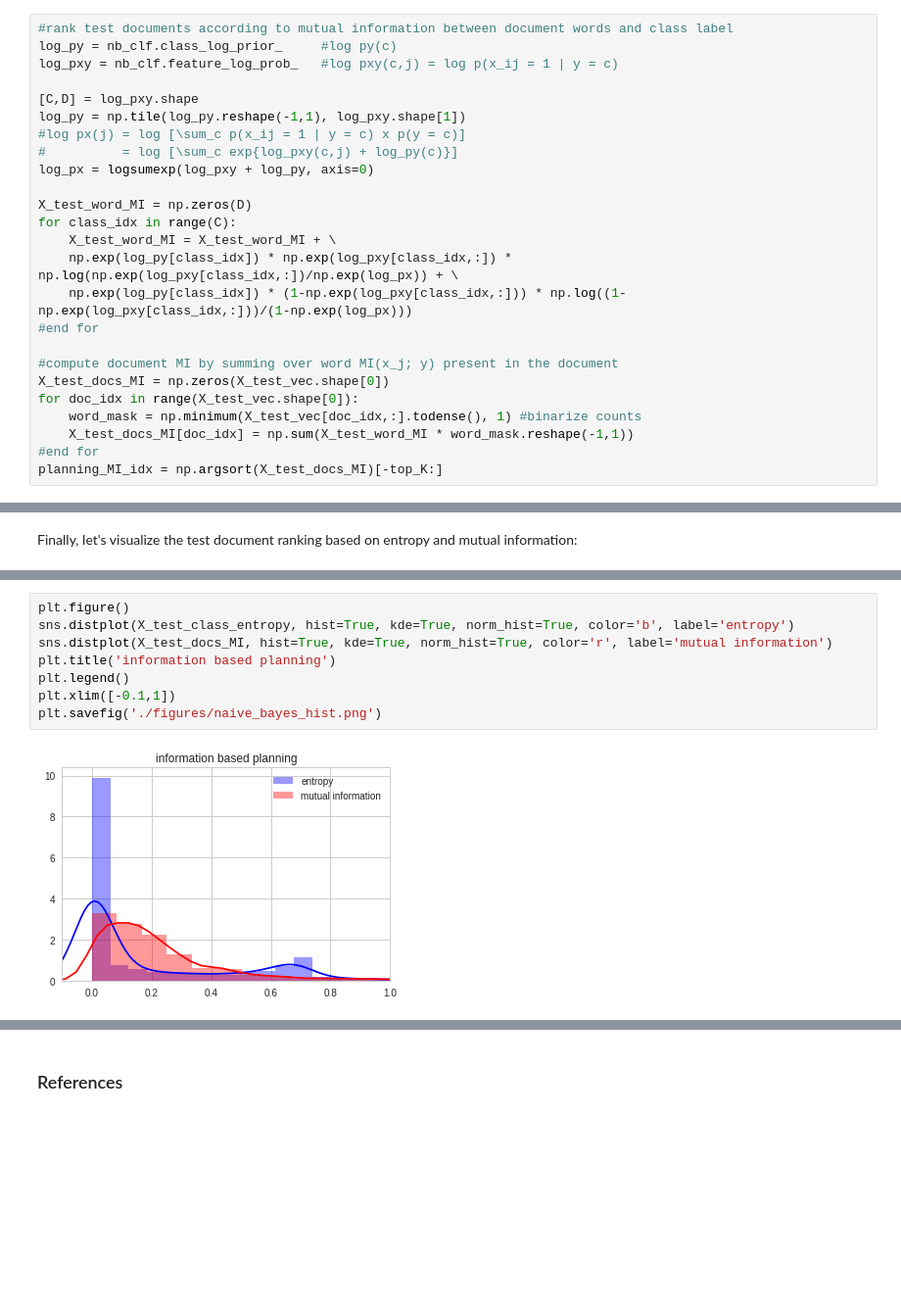
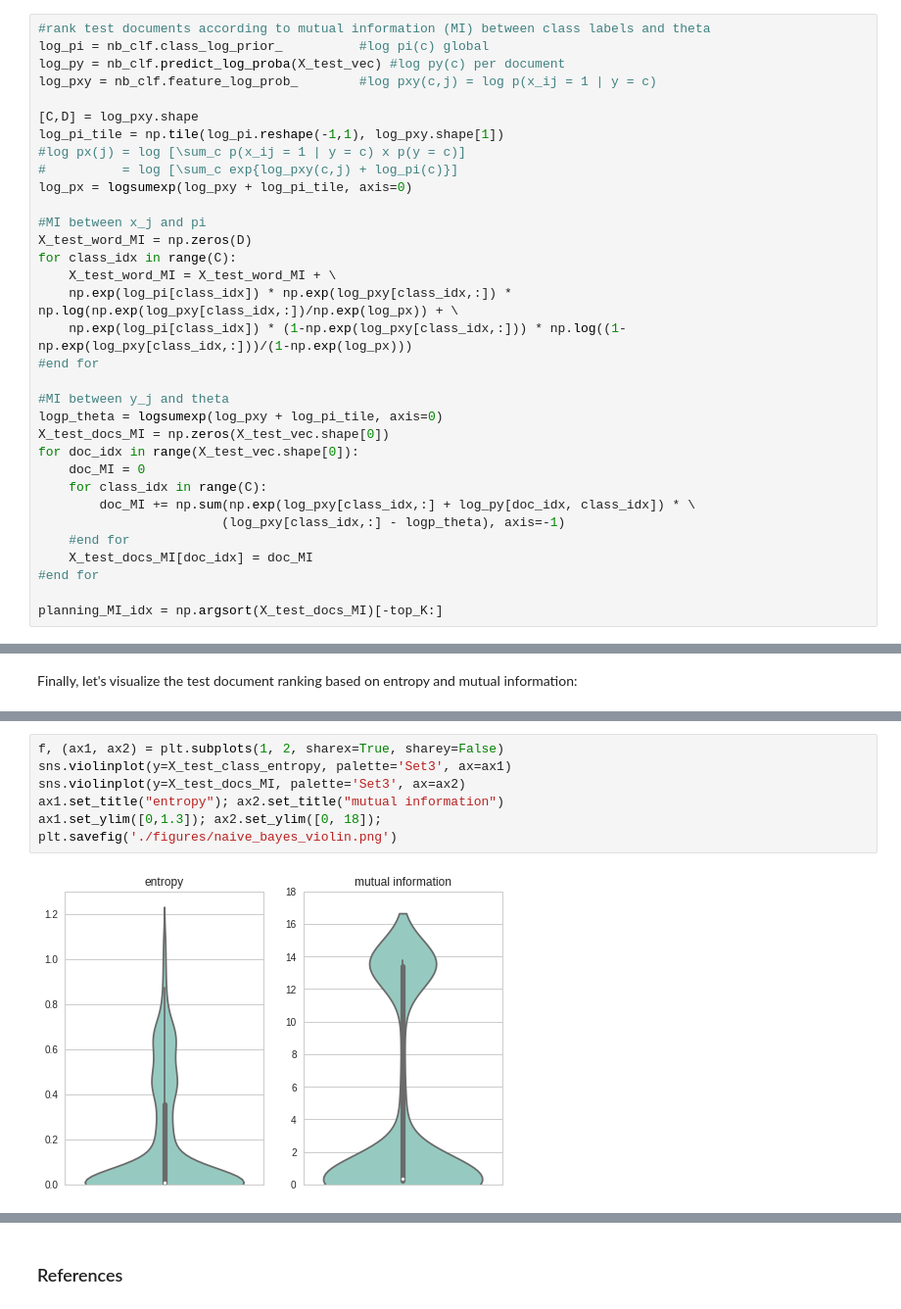
Before and after one commit to vsmolyakov/experiments_with_python, a Jupyter notebook: chp01/info_planning.ipynb, the cells around one changed output, grey strips where cells are left out. Shown at 98% size. Drawn from its saved outputs; the diff is of its cells as text; blank space fills up the shorter version.

```diff
--- a/chp01/info_planning.ipynb
+++ b/chp01/info_planning.ipynb
@@ -151,27 +146,35 @@ where the above expression holds because $\{x_1,...,x_D\}$ are iid. Let's comput
 # %%
-#rank test documents according to mutual information between document words and class label
-log_py = nb_clf.class_log_prior_     #log py(c)
-log_pxy = nb_clf.feature_log_prob_   #log pxy(c,j) = log p(x_ij = 1 | y = c)
+#rank test documents according to mutual information (MI) between class labels and theta
+log_pi = nb_clf.class_log_prior_          #log pi(c) global
+log_py = nb_clf.predict_log_proba(X_test_vec) #log py(c) per document
+log_pxy = nb_clf.feature_log_prob_        #log pxy(c,j) = log p(x_ij = 1 | y = c)
 
 [C,D] = log_pxy.shape
-log_py = np.tile(log_py.reshape(-1,1), log_pxy.shape[1])
+log_pi_tile = np.tile(log_pi.reshape(-1,1), log_pxy.shape[1])
 #log px(j) = log [\sum_c p(x_ij = 1 | y = c) x p(y = c)]
-#          = log [\sum_c exp{log_pxy(c,j) + log_py(c)}]
-log_px = logsumexp(log_pxy + log_py, axis=0)
+#          = log [\sum_c exp{log_pxy(c,j) + log_pi(c)}]
+log_px = logsumexp(log_pxy + log_pi_tile, axis=0)
 
+#MI between x_j and pi
 X_test_word_MI = np.zeros(D)
 for class_idx in range(C):
     X_test_word_MI = X_test_word_MI + \
-    np.exp(log_py[class_idx]) * np.exp(log_pxy[class_idx,:]) * np.log(np.exp(log_pxy[class_idx,:])/np.exp(log_px)) + \
-    np.exp(log_py[class_idx]) * (1-np.exp(log_pxy[class_idx,:])) * np.log((1-np.exp(log_pxy[class_idx,:]))/(1-np.exp(log_px)))
+    np.exp(log_pi[class_idx]) * np.exp(log_pxy[class_idx,:]) * np.log(np.exp(log_pxy[class_idx,:])/np.exp(log_px)) + \
+    np.exp(log_pi[class_idx]) * (1-np.exp(log_pxy[class_idx,:])) * np.log((1-np.exp(log_pxy[class_idx,:]))/(1-np.exp(log_px)))
 #end for
 
-#compute document MI by summing over word MI(x_j; y) present in the document
+#MI between y_j and theta
+logp_theta = logsumexp(log_pxy + log_pi_tile, axis=0)
 X_test_docs_MI = np.zeros(X_test_vec.shape[0])
 for doc_idx in range(X_test_vec.shape[0]):
-    word_mask = np.minimum(X_test_vec[doc_idx,:].todense(), 1) #binarize counts
-    X_test_docs_MI[doc_idx] = np.sum(X_test_word_MI * word_mask.reshape(-1,1))
+    doc_MI = 0
+    for class_idx in range(C):
+        doc_MI += np.sum(np.exp(log_pxy[class_idx,:] + log_py[doc_idx, class_idx]) * \
+                        (log_pxy[class_idx,:] - logp_theta), axis=-1)
+    #end for
+    X_test_docs_MI[doc_idx] = doc_MI
 #end for
+
 planning_MI_idx = np.argsort(X_test_docs_MI)[-top_K:]
 # %% [markdown]
 Let's display the top 10 (highest probability) words associated with each class:
@@ -257,11 +253,10 @@ plt.savefig('./figures/naive_bayes_boxplot.png')
-# %%
-plt.figure()
-sns.distplot(X_test_class_entropy, hist=True, kde=True, norm_hist=True, color='b', label='entropy')
-sns.distplot(X_test_docs_MI, hist=True, kde=True, norm_hist=True, color='r', label='mutual information')
-plt.title('information based planning')
-plt.legend()
-plt.xlim([-0.1,1])
-plt.savefig('./figures/naive_bayes_hist.png')
-# %% [output]
-[figure, removed]
+# %%
+f, (ax1, ax2) = plt.subplots(1, 2, sharex=True, sharey=False)
+sns.violinplot(y=X_test_class_entropy, palette='Set3', ax=ax1)
+sns.violinplot(y=X_test_docs_MI, palette='Set3', ax=ax2)
+ax1.set_title("entropy"); ax2.set_title("mutual information")
+ax1.set_ylim([0,1.3]); ax2.set_ylim([0, 18]);
+plt.savefig('./figures/naive_bayes_violin.png')
+# %% [output]
+[figure, added]
 # %% [markdown]
```
Also changed, not shown: parts of 20 cells of this notebook.
